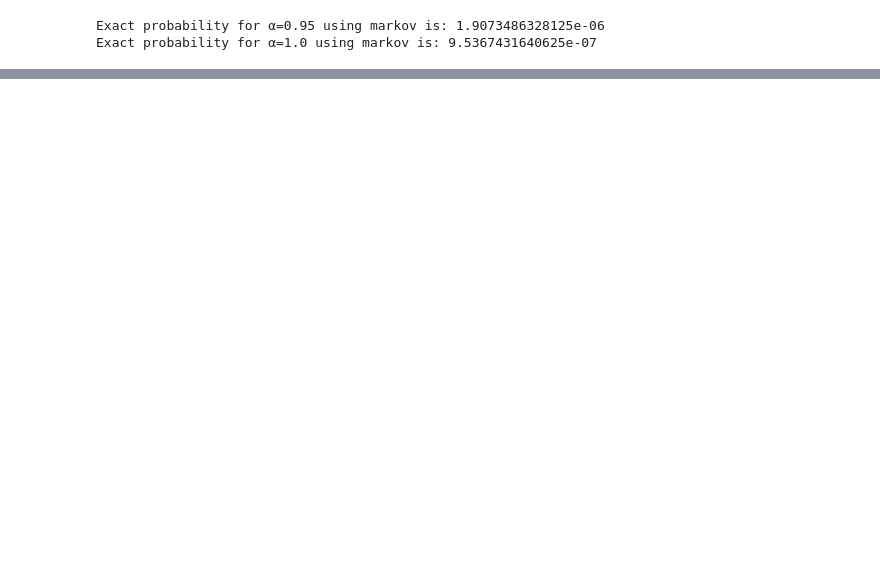
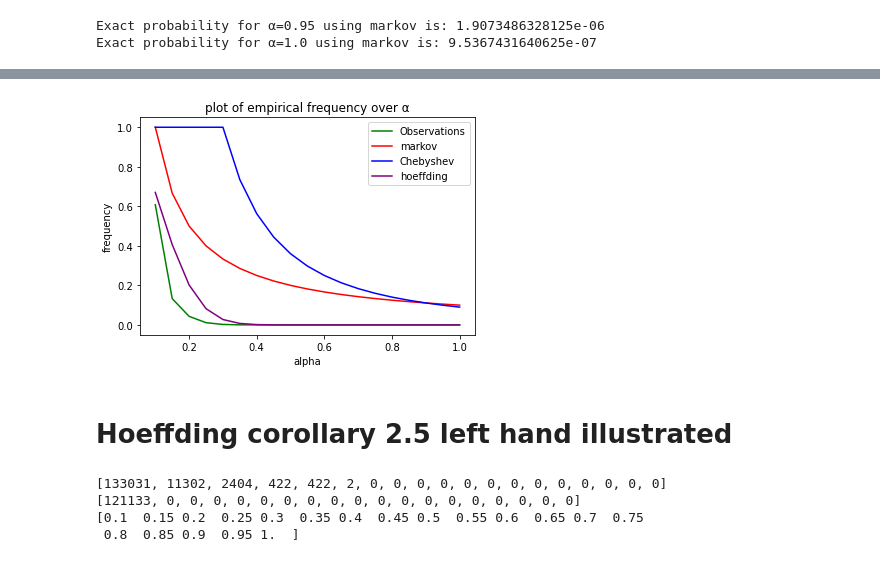
Before and after one commit to Lakspaghetti/Machine-Learning, a Jupyter notebook: A2/Question 1/Inequalities.ipynb, the cells around one changed output, grey strips where cells are left out. Drawn from its saved outputs; the diff is of its cells as text; code cells hidden in the pictures; blank space fills up the shorter version.

```diff
--- a/A2/Question 1/Inequalities.ipynb
+++ b/A2/Question 1/Inequalities.ipynb
@@ -50,0 +70,23 @@ Exact probability for α=1.0 using markov is: 9.5367431640625e-07
+# %%
+size = 1000000
+n = 20
+p = 0.1
+
+reps = np.random.binomial(n, p, size)
+PercentualReps = reps/n
+alpha = np.arange(0.1,1.05,0.05)
+count = [(np.sum(PercentualReps >= a)) for a in alpha]
+frequency = np.asarray(count)/size
+
+EX = n * p
+MarkovsRight = EX/(alpha * 20)
+
+VARX = n*p * (1-p)
+ChebyshevsRight = VARX/(20 * alpha ** 2)
+ChebyshevsRight[ChebyshevsRight > 1.0] = 1.0
+
+hoefdinger = np.exp((-2) * n * ((alpha) ** 2))
+
+print(ChebyshevsRight)
+print(count)
+print(alpha)
@@ -50,0 +101,28 @@ Exact probability for α=1.0 using markov is: 9.5367431640625e-07
+# %%
+plt.title("plot of empirical frequency over \u03B1")
+plt.xlabel('alpha')
+plt.ylabel('frequency')
+plt.plot(alpha, frequency, color='green', label="Observations")
+plt.plot(alpha, MarkovsRight, color='red', label="markov")
+plt.plot(alpha, ChebyshevsRight, color='blue', label="Chebyshev")
+plt.plot(alpha, hoefdinger, color = 'purple', label="hoeffding")
+plt.legend(loc=1)
+plt.show()
+# %% [output]
+[figure, added]
+# %% [markdown]
+# Hoeffding corollary 2.5 left hand illustrated
+# %%
+#The following code will give an illustration of why the right hand bound is so low
+#Use the Run All button in the top to get different results, dont run this cell alone as this will just give the same results
+hoefcount = [(np.sum(PercentualReps - 0.1 >= a)) for a in alpha]
+hoefcount2 = [(np.sum(0.1 - PercentualReps >= a)) for a in alpha]
+
+print(hoefcount)
+print(hoefcount2)
+print(alpha)
+# %% [output]
+[133031, 11302, 2404, 422, 422, 2, 0, 0, 0, 0, 0, 0, 0, 0, 0, 0, 0, 0, 0]
+[121133, 0, 0, 0, 0, 0, 0, 0, 0, 0, 0, 0, 0, 0, 0, 0, 0, 0, 0]
+[0.1  0.15 0.2  0.25 0.3  0.35 0.4  0.45 0.5  0.55 0.6  0.65 0.7  0.75
+ 0.8  0.85 0.9  0.95 1.  ]
```
Also changed, not shown: parts of 6 cells of this notebook, 2 other files.
